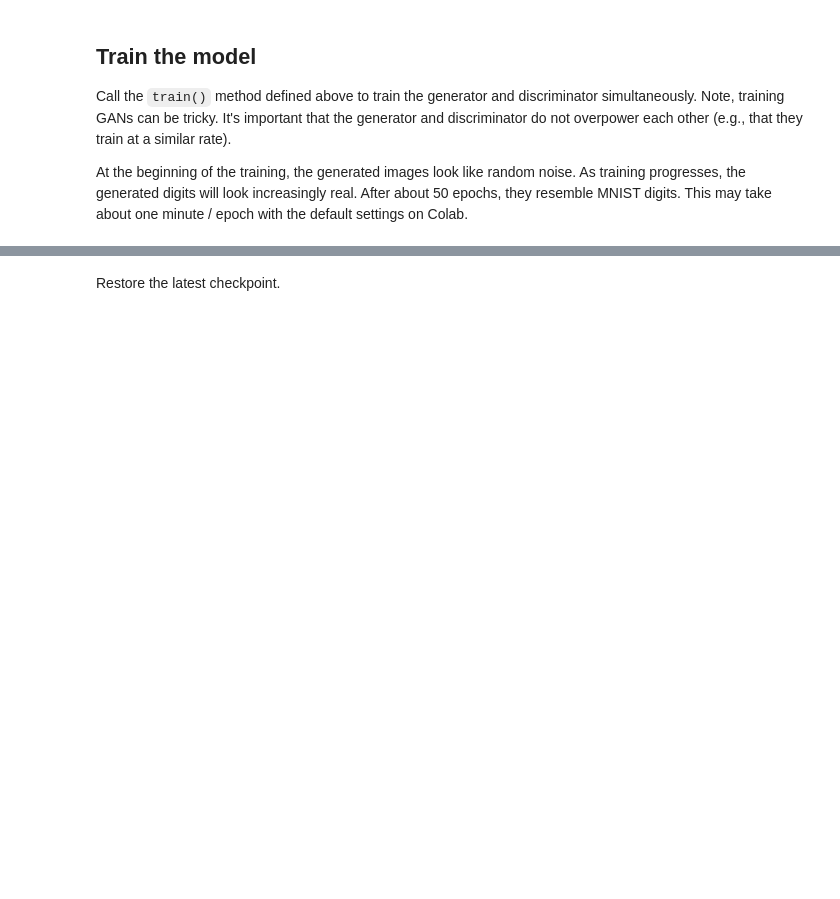
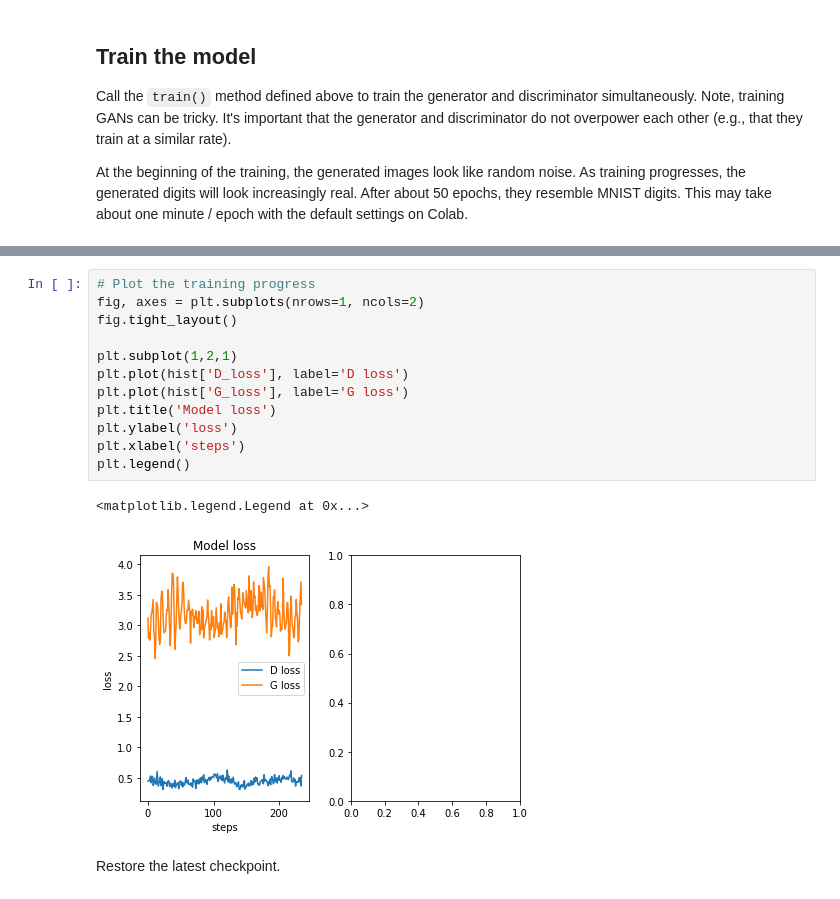
Before and after one commit to KoertS/precipitation-nowcasting-using-GANs, a Jupyter notebook: dcgan_MNIST/dcgan.ipynb, the cells around one changed output, grey strips where cells are left out. Drawn from its saved outputs; the diff is of its cells as text; blank space fills up the shorter version.

```diff
--- a/dcgan_MNIST/dcgan.ipynb
+++ b/dcgan_MNIST/dcgan.ipynb
@@ -263,3 +269,18 @@ train(train_dataset, EPOCHS)
+# %%
+# Plot the training progress
+fig, axes = plt.subplots(nrows=1, ncols=2)
+fig.tight_layout()
+
+plt.subplot(1,2,1)
+plt.plot(hist['D_loss'], label='D loss')
+plt.plot(hist['G_loss'], label='G loss')
+plt.title('Model loss')
+plt.ylabel('loss')
+plt.xlabel('steps')
+plt.legend()
+# %% [output]
+<matplotlib.legend.Legend at 0x...>
+[figure, added]
 # %% [markdown]
 Restore the latest checkpoint.
 # %%
```
Also changed, not shown: parts of 6 cells of this notebook.
